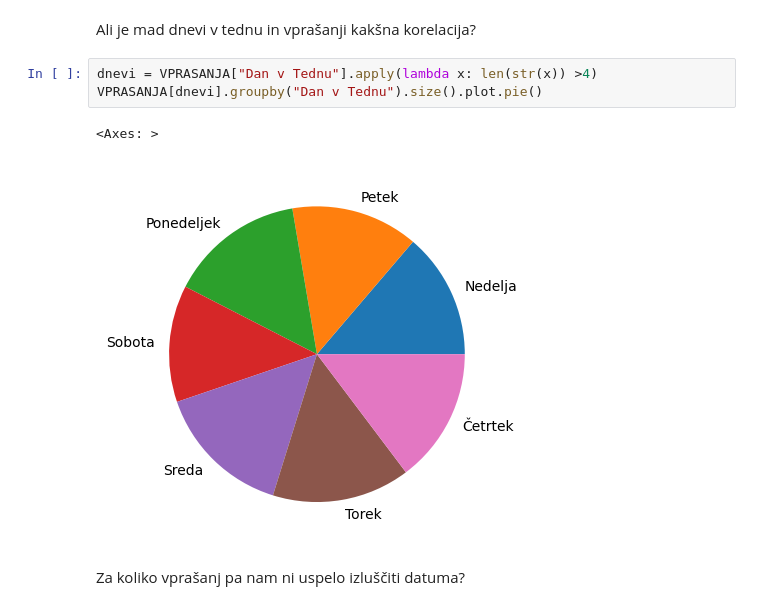
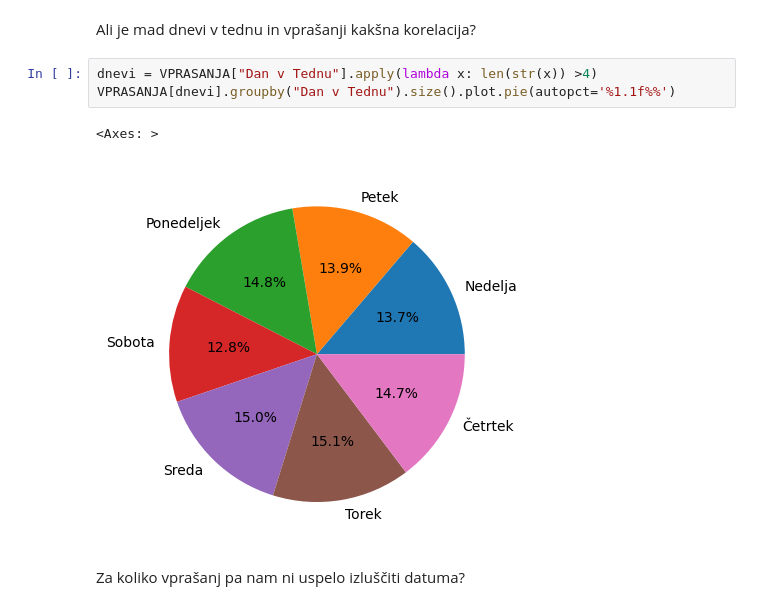
Before and after one commit to lukaponikvar/Projektna_UVP, a Jupyter notebook: Analiza.ipynb, the cells around one changed output. Drawn from its saved outputs; the diff is of its cells as text.

```diff
--- a/Analiza.ipynb
+++ b/Analiza.ipynb
@@ -151,10 +151,10 @@ VPRASANJA
 Ali je mad dnevi v tednu in vprašanji kakšna korelacija?
 # %%
 dnevi = VPRASANJA["Dan v Tednu"].apply(lambda x: len(str(x)) >4)
-VPRASANJA[dnevi].groupby("Dan v Tednu").size().plot.pie()
+VPRASANJA[dnevi].groupby("Dan v Tednu").size().plot.pie(autopct='%1.1f%%')
 # %% [output]
 <Axes: >
-[figure, old version]
+[figure, new version]
 # %% [markdown]
 Za koliko vprašanj pa nam ni uspelo izluščiti datuma?
 # %%
```
Also changed, not shown: parts of 2 cells of this notebook.
